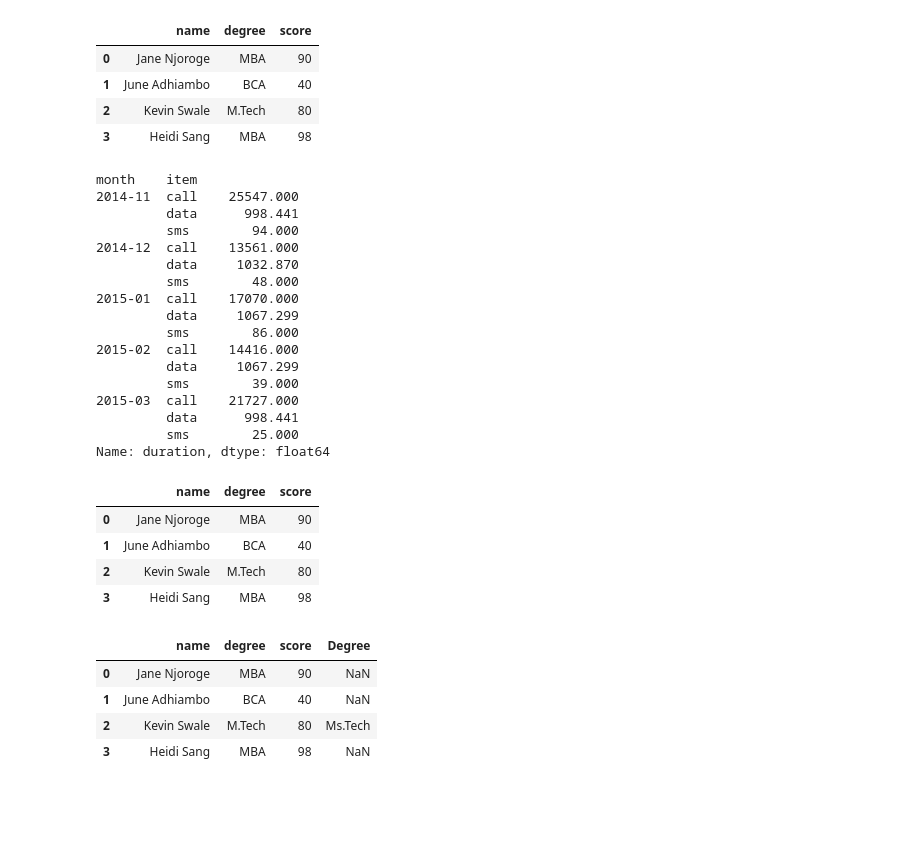
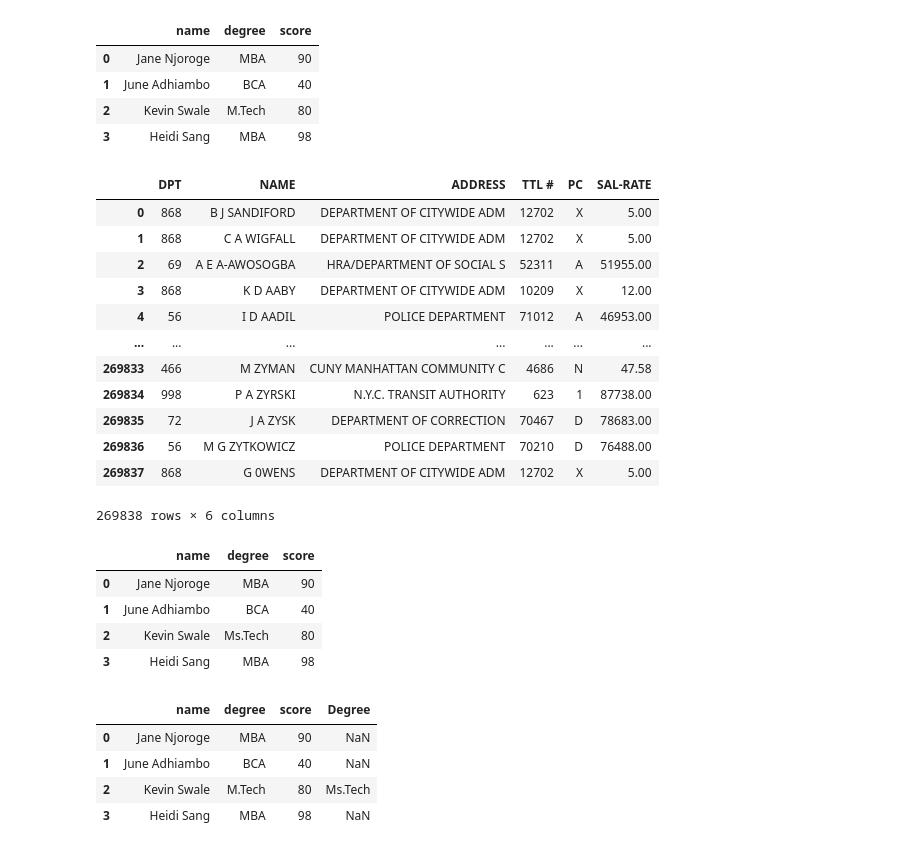
Before and after one commit to Werick/Google_colab, a Jupyter notebook: Copy_of_Pandas_Basics_09_09.ipynb, the cells around one changed output. Drawn from its saved outputs; the diff is of its cells as text; code cells hidden in the pictures; blank space fills up the shorter version.

```diff
--- a/Copy_of_Pandas_Basics_09_09.ipynb
+++ b/Copy_of_Pandas_Basics_09_09.ipynb
@@ -437,47 +475,49 @@ df
 # %%
 # Challenge 2
 # Apply the given function to SAL-RATE column
-# http://bit.ly/EmployeeSalary
-#
+df_url = "http://bit.ly/EmployeeSalary"
+EmployeeSalary = pd.read_csv(df_url)
+EmployeeSalary
 
 # Get rid of $ and , in the SAL-RATE, then convert it to a float
-#def money_to_float(money_str):
-   #return float(money_str.replace("$","").replace(",",""))
+def money_to_float(money_str):
+   return float(money_str.replace("$","").replace(",",""))
 
-df_url = "http://bit.ly/MDSTelecomData"
-telcom = pd.read_csv(df_url)
-telcom
-tel_group = telcom.groupby(['month','item'])['duration'].sum()
-tel_group
+df_emp_salary = EmployeeSalary
+df_emp_salary['SAL-RATE'] = df_emp_salary.apply(lambda row:money_to_float(row['SAL-RATE']), axis =1)
+df_emp_salary
+
+#df_url = "http://bit.ly/MDSTelecomData"
+#telcom = pd.read_csv(df_url)
+#telcom
+#tel_group = telcom.groupby(['month','item'])['duration'].sum()
+#tel_group
 # %% [output]
+|  | DPT | NAME | ADDRESS | TTL # | PC | SAL-RATE |
+| 0 | 868 | B J SANDIFORD | DEPARTMENT OF CITYWIDE ADM | 12702 | X | 5.00 |
+| 1 | 868 | C A WIGFALL | DEPARTMENT OF CITYWIDE ADM | 12702 | X | 5.00 |
+| 2 | 69 | A E A-AWOSOGBA | HRA/DEPARTMENT OF SOCIAL S | 52311 | A | 51955.00 |
+| 3 | 868 | K D AABY | DEPARTMENT OF CITYWIDE ADM | 10209 | X | 12.00 |
+| 4 | 56 | I D AADIL | POLICE DEPARTMENT | 71012 | A | 46953.00 |
+| ... | ... | ... | ... | ... | ... | ... |
+| 269833 | 466 | M ZYMAN | CUNY MANHATTAN COMMUNITY C | 4686 | N | 47.58 |
+| 269834 | 998 | P A ZYRSKI | N.Y.C. TRANSIT AUTHORITY | 623 | 1 | 87738.00 |
+| 269835 | 72 | J A ZYSK | DEPARTMENT OF CORRECTION | 70467 | D | 78683.00 |
+| 269836 | 56 | M G ZYTKOWICZ | POLICE DEPARTMENT | 70210 | D | 76488.00 |
+| 269837 | 868 | G 0WENS | DEPARTMENT OF CITYWIDE ADM | 12702 | X | 5.00 |
-month    item
-2014-11  call    25547.000
-         data      998.441
-         sms        94.000
-2014-12  call    13561.000
-         data     1032.870
-         sms        48.000
-2015-01  call    17070.000
-         data     1067.299
-         sms        86.000
-2015-02  call    14416.000
-         data     1067.299
-         sms        39.000
-2015-03  call    21727.000
-         data      998.441
-         sms        25.000
-Name: duration, dtype: float64
+269838 rows × 6 columns
 # %%
 # Challenge 3
 # Replace the value in M.Tech in Challenge 1 Dataframe with Ms.Tech
 #
 df = df = pd.DataFrame(graduates, columns= ["name", "degree", "score"])
+df.loc[df['degree'] == 'M.Tech', 'degree'] = "Ms.Tech"
 df
 # %% [output]
 |  | name | degree | score |
 | 0 | Jane Njoroge | MBA | 90 |
 | 1 | June Adhiambo | BCA | 40 |
-| 2 | Kevin Swale | M.Tech | 80 |
+| 2 | Kevin Swale | Ms.Tech | 80 |
 | 3 | Heidi Sang | MBA | 98 |
 # %%
 #
```
Also changed, not shown: parts of 10 cells of this notebook.
